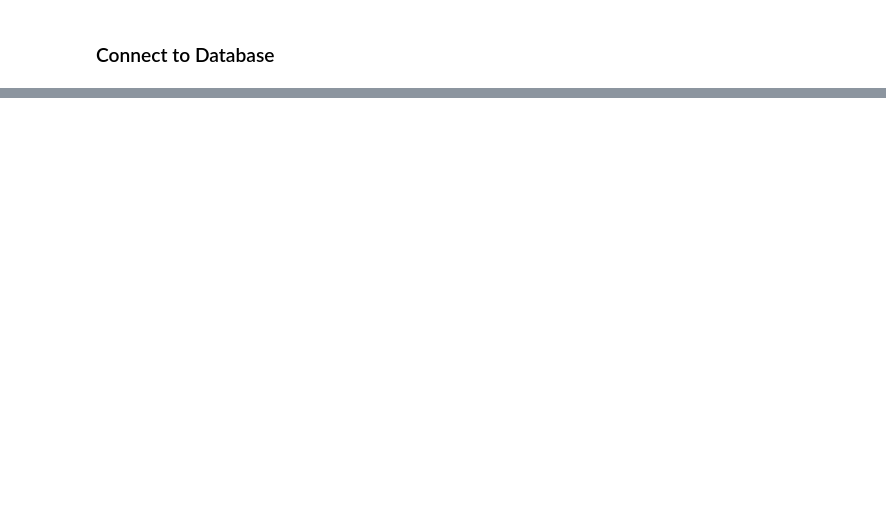
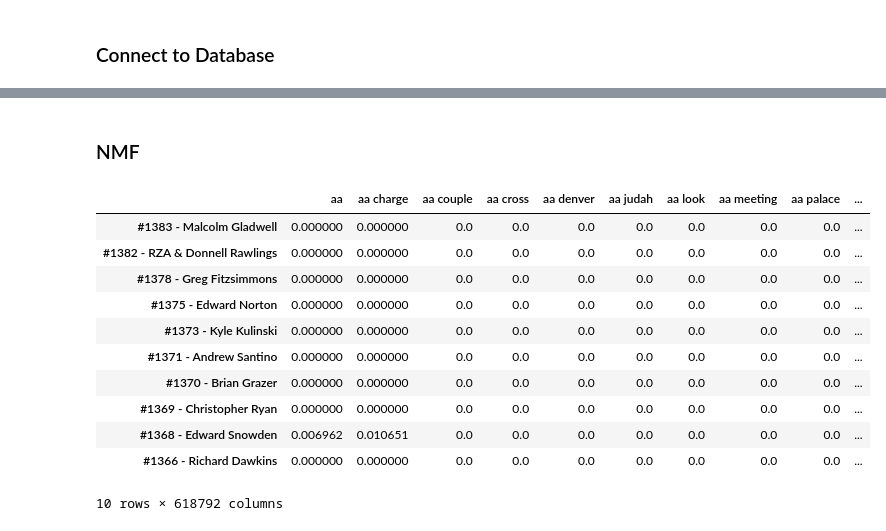
Before and after one commit to ericbassett/jre_podcast_rec, a Jupyter notebook: 02_clean_transcripts.ipynb, the cells around one changed output, grey strips where cells are left out. Drawn from its saved outputs; the diff is of its cells as text; code cells hidden in the pictures; blank space fills up the shorter version.

```diff
--- a/02_clean_transcripts.ipynb
+++ b/02_clean_transcripts.ipynb
@@ -81,0 +115,9 @@ ep_list
+# %%
+from nltk.stem import WordNetLemmatizer
+
+lemmatizer = WordNetLemmatizer()
+
+for i, ep in enumerate(ps_ep_list):
+    ps_ep_list[i] = ' '.join([lemmatizer.lemmatize(x) for x in ep.split(' ')])
+
+jre_stop_words = [lemmatizer.lemmatize(x) for x in jre_stop_words]
@@ -105,0 +350,18 @@ data_dtm
+# %% [markdown]
+### NMF
+# %%
+doc_word = ps_ep_list_tokenizer.transform(ps_ep_list)
+pd.DataFrame(doc_word.toarray(), index=ps_ep_names, columns=ps_ep_list_tokenizer.get_feature_names()).head(10)
+# %% [output]
+|  | aa | aa charge | aa couple | aa cross | aa denver | aa judah | aa look | aa meeting | aa palace | ... |
+| #1383 - Malcolm Gladwell | 0.000000 | 0.000000 | 0.0 | 0.0 | 0.0 | 0.0 | 0.0 | 0.0 | 0.0 | ... |
+| #1382 - RZA & Donnell Rawlings | 0.000000 | 0.000000 | 0.0 | 0.0 | 0.0 | 0.0 | 0.0 | 0.0 | 0.0 | ... |
+| #1378 - Greg Fitzsimmons | 0.000000 | 0.000000 | 0.0 | 0.0 | 0.0 | 0.0 | 0.0 | 0.0 | 0.0 | ... |
+| #1375 - Edward Norton | 0.000000 | 0.000000 | 0.0 | 0.0 | 0.0 | 0.0 | 0.0 | 0.0 | 0.0 | ... |
+| #1373 - Kyle Kulinski | 0.000000 | 0.000000 | 0.0 | 0.0 | 0.0 | 0.0 | 0.0 | 0.0 | 0.0 | ... |
+| #1371 - Andrew Santino | 0.000000 | 0.000000 | 0.0 | 0.0 | 0.0 | 0.0 | 0.0 | 0.0 | 0.0 | ... |
+| #1370 - Brian Grazer | 0.000000 | 0.000000 | 0.0 | 0.0 | 0.0 | 0.0 | 0.0 | 0.0 | 0.0 | ... |
+| #1369 - Christopher Ryan | 0.000000 | 0.000000 | 0.0 | 0.0 | 0.0 | 0.0 | 0.0 | 0.0 | 0.0 | ... |
+| #1368 - Edward Snowden | 0.006962 | 0.010651 | 0.0 | 0.0 | 0.0 | 0.0 | 0.0 | 0.0 | 0.0 | ... |
+| #1366 - Richard Dawkins | 0.000000 | 0.000000 | 0.0 | 0.0 | 0.0 | 0.0 | 0.0 | 0.0 | 0.0 | ... |
+10 rows × 618792 columns
```
Also changed, not shown: parts of 42 cells of this notebook, 2 other files.
